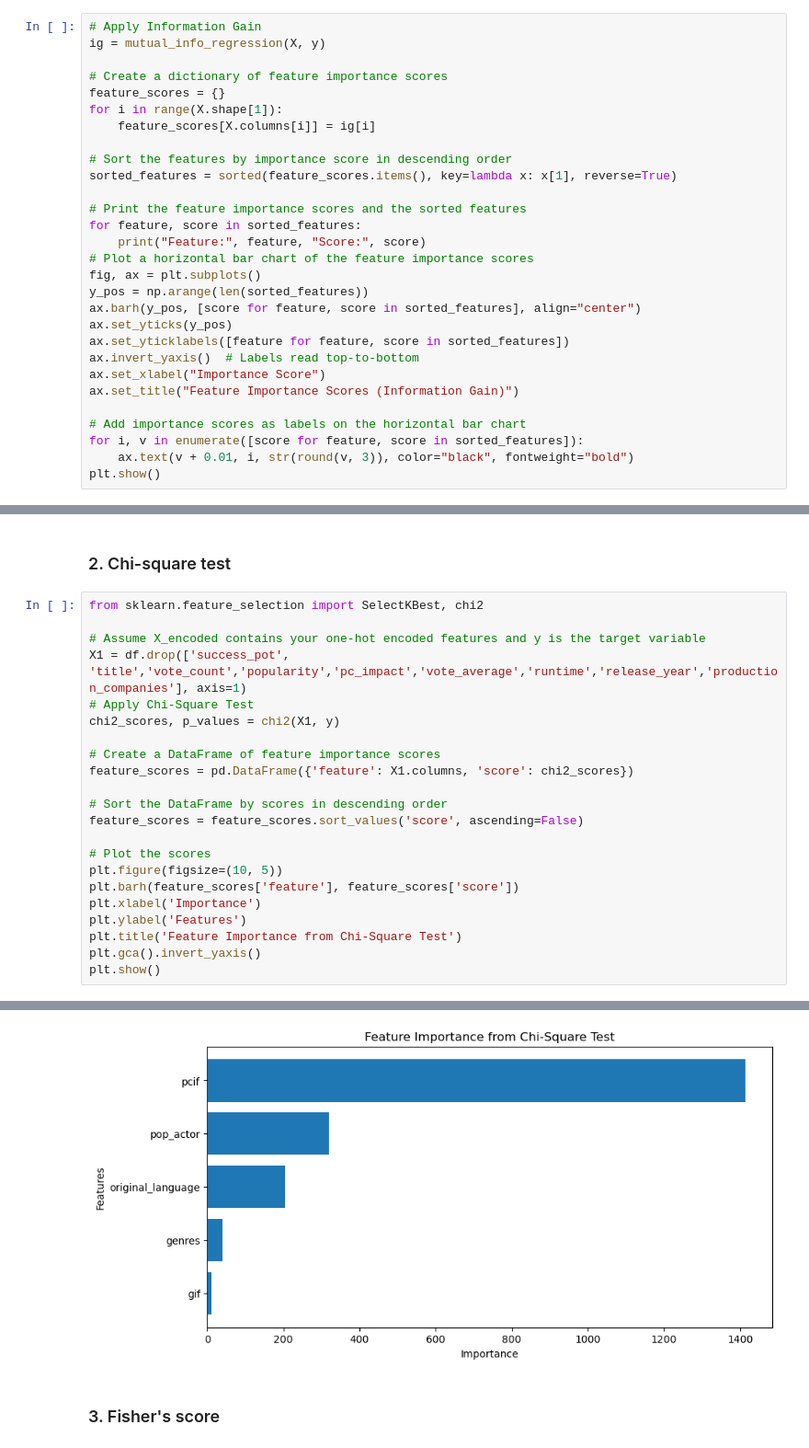
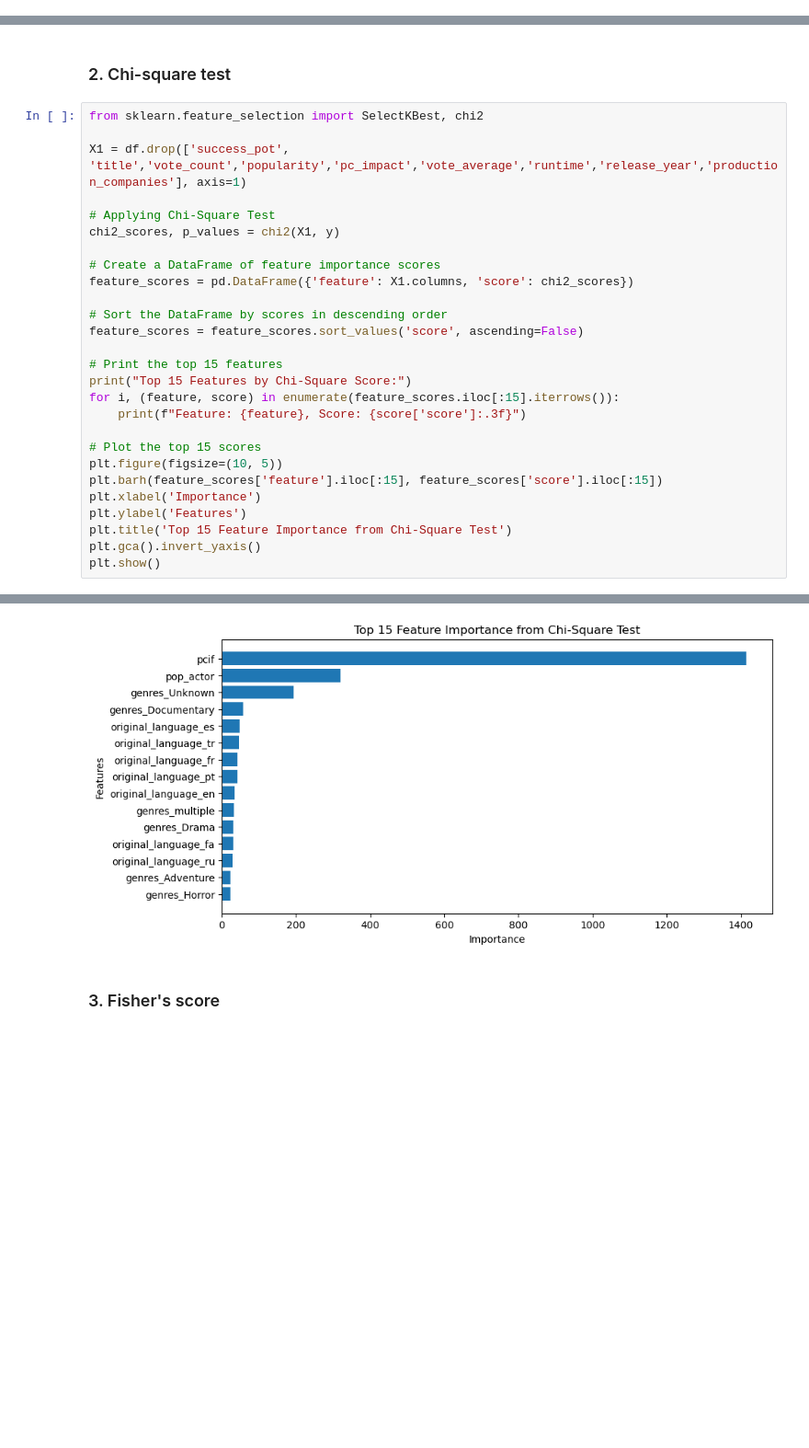
Before and after one commit to Samk104/Cinemalytics, a Jupyter notebook: Cinemalytics_Model.ipynb, the cells around one changed output, grey strips where cells are left out. Shown at 92% size. Drawn from its saved outputs; the diff is of its cells as text; blank space fills up the shorter version.

```diff
--- a/Cinemalytics_Model.ipynb
+++ b/Cinemalytics_Model.ipynb
@@ -71,31 +82,2 @@ from sklearn.model_selection import train_test_split
 X = df.drop(['success_pot', 'title','production_companies','release_year'], axis=1)
 y = df['success_pot']
-# %%
-# Apply Information Gain
-ig = mutual_info_regression(X, y)
-
-# Create a dictionary of feature importance scores
-feature_scores = {}
-for i in range(X.shape[1]):
-    feature_scores[X.columns[i]] = ig[i]
-
-# Sort the features by importance score in descending order
-sorted_features = sorted(feature_scores.items(), key=lambda x: x[1], reverse=True)
-
-# Print the feature importance scores and the sorted features
-for feature, score in sorted_features:
-    print("Feature:", feature, "Score:", score)
-# Plot a horizontal bar chart of the feature importance scores
-fig, ax = plt.subplots()
-y_pos = np.arange(len(sorted_features))
-ax.barh(y_pos, [score for feature, score in sorted_features], align="center")
-ax.set_yticks(y_pos)
-ax.set_yticklabels([feature for feature, score in sorted_features])
-ax.invert_yaxis()  # Labels read top-to-bottom
-ax.set_xlabel("Importance Score")
-ax.set_title("Feature Importance Scores (Information Gain)")
-
-# Add importance scores as labels on the horizontal bar chart
-for i, v in enumerate([score for feature, score in sorted_features]):
-    ax.text(v + 0.01, i, str(round(v, 3)), color="black", fontweight="bold")
-plt.show()
@@ -116,9 +138,9 @@ Feature: gif Score: 0.0027183885892272386
 # %%
 from sklearn.feature_selection import SelectKBest, chi2
 
-# Assume X_encoded contains your one-hot encoded features and y is the target variable
 X1 = df.drop(['success_pot', 'title','vote_count','popularity','pc_impact','vote_average','runtime','release_year','production_companies'], axis=1)
-# Apply Chi-Square Test
+
+# Applying Chi-Square Test
 chi2_scores, p_values = chi2(X1, y)
 
 # Create a DataFrame of feature importance scores
@@ -127,12 +149,17 @@ feature_scores = pd.DataFrame({'feature': X1.columns, 'score': chi2_scores})
 # Sort the DataFrame by scores in descending order
 feature_scores = feature_scores.sort_values('score', ascending=False)
 
-# Plot the scores
+# Print the top 15 features
+print("Top 15 Features by Chi-Square Score:")
+for i, (feature, score) in enumerate(feature_scores.iloc[:15].iterrows()):
+    print(f"Feature: {feature}, Score: {score['score']:.3f}")
+
+# Plot the top 15 scores
 plt.figure(figsize=(10, 5))
-plt.barh(feature_scores['feature'], feature_scores['score'])
+plt.barh(feature_scores['feature'].iloc[:15], feature_scores['score'].iloc[:15])
 plt.xlabel('Importance')
 plt.ylabel('Features')
-plt.title('Feature Importance from Chi-Square Test')
+plt.title('Top 15 Feature Importance from Chi-Square Test')
 plt.gca().invert_yaxis()
 plt.show()
 # %% [output]
@@ -139,4 +182,4 @@ plt.show()
-[figure, old version]
+[figure, new version]
 # %% [markdown]
 <h3>3. Fisher's score</h3>
 # %%
```
Also changed, not shown: parts of 49 cells of this notebook.
